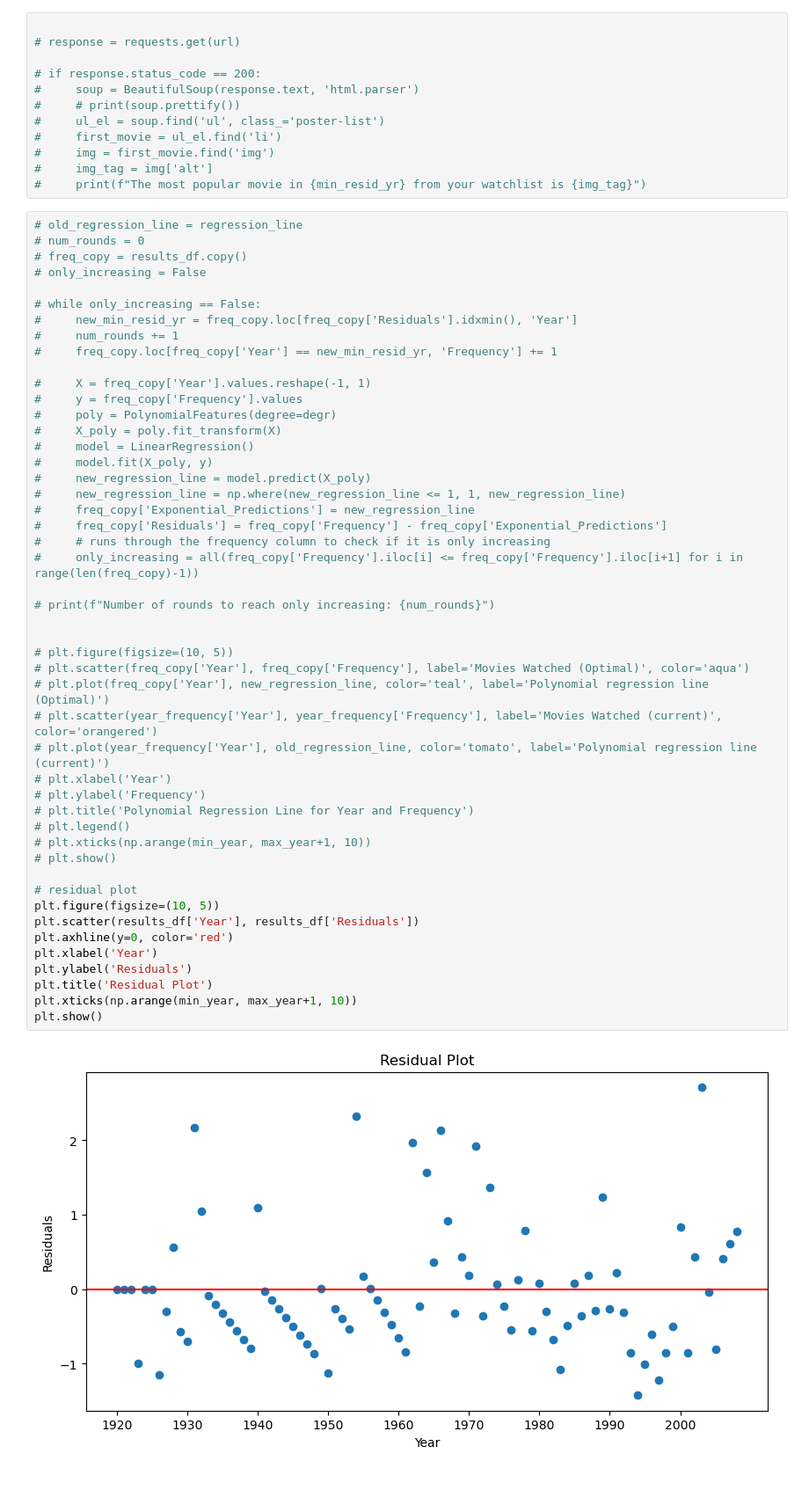
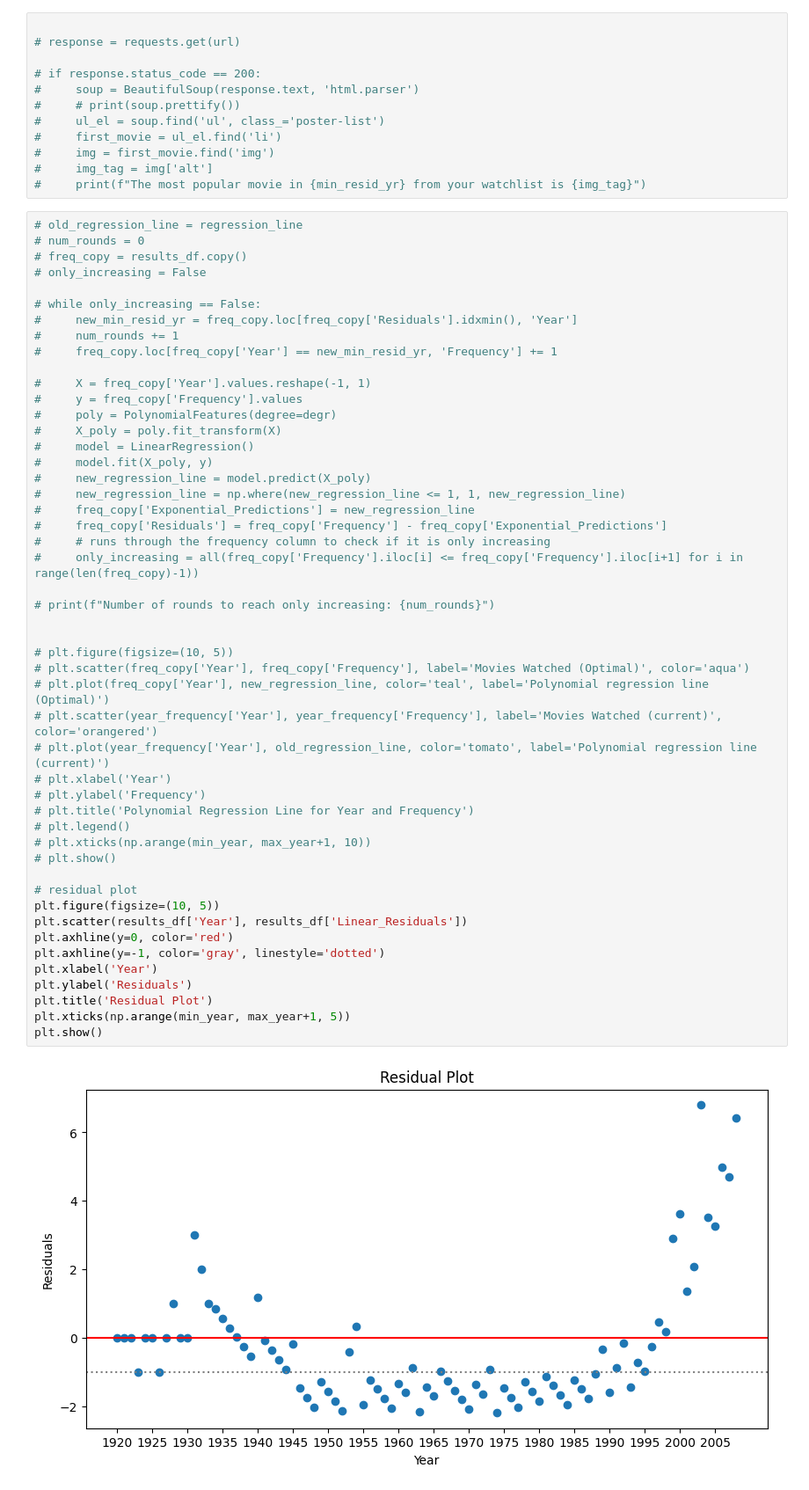
Before and after one commit to SpicyMcSpice1938/Depraved-Selection, a Jupyter notebook: polyreg.ipynb, the cells around one changed output. Shown: that part at 88% size. Cells and saved outputs as stored; diff of their text form.

```diff
--- a/polyreg.ipynb
+++ b/polyreg.ipynb
@@ -208,33 +208,34 @@ plt.legend()
 #     new_regression_line = model.predict(X_poly)
 #     new_regression_line = np.where(new_regression_line <= 1, 1, new_regression_line)
 #     freq_copy['Exponential_Predictions'] = new_regression_line
 #     freq_copy['Residuals'] = freq_copy['Frequency'] - freq_copy['Exponential_Predictions']
 #     # runs through the frequency column to check if it is only increasing
 #     only_increasing = all(freq_copy['Frequency'].iloc[i] <= freq_copy['Frequency'].iloc[i+1] for i in range(len(freq_copy)-1))
 
 # print(f"Number of rounds to reach only increasing: {num_rounds}")
 
 
 # plt.figure(figsize=(10, 5))
 # plt.scatter(freq_copy['Year'], freq_copy['Frequency'], label='Movies Watched (Optimal)', color='aqua')
 # plt.plot(freq_copy['Year'], new_regression_line, color='teal', label='Polynomial regression line (Optimal)')
 # plt.scatter(year_frequency['Year'], year_frequency['Frequency'], label='Movies Watched (current)', color='orangered')
 # plt.plot(year_frequency['Year'], old_regression_line, color='tomato', label='Polynomial regression line (current)')
 # plt.xlabel('Year')
 # plt.ylabel('Frequency')
 # plt.title('Polynomial Regression Line for Year and Frequency')
 # plt.legend()
 # plt.xticks(np.arange(min_year, max_year+1, 10))
 # plt.show()
 
 # residual plot
 plt.figure(figsize=(10, 5))
-plt.scatter(results_df['Year'], results_df['Residuals'])
+plt.scatter(results_df['Year'], results_df['Linear_Residuals'])
 plt.axhline(y=0, color='red')
+plt.axhline(y=-1, color='gray', linestyle='dotted')
 plt.xlabel('Year')
 plt.ylabel('Residuals')
 plt.title('Residual Plot')
-plt.xticks(np.arange(min_year, max_year+1, 10))
+plt.xticks(np.arange(min_year, max_year+1, 5))
 plt.show()
 # %% [output]
-[figure, old version]
+[figure, new version]
```
Also changed, not shown: parts of 9 cells of this notebook, 3 other files.
